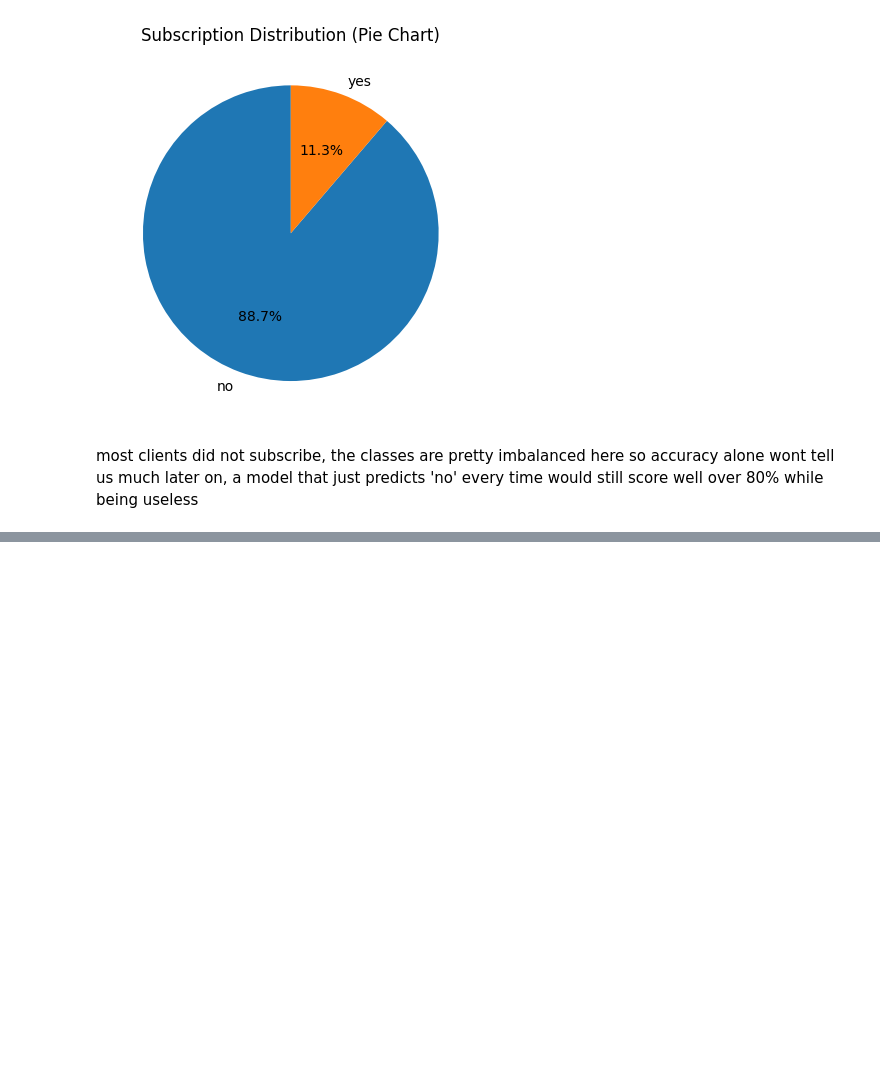
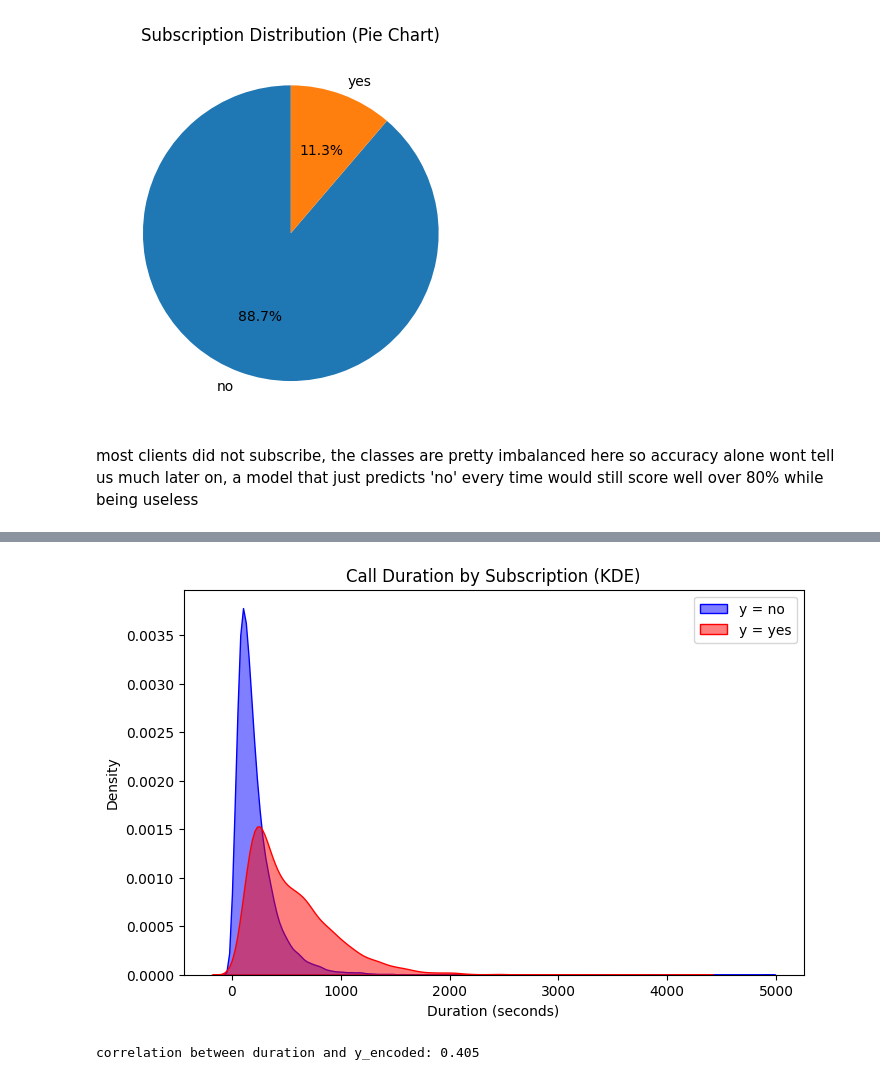
Before and after one commit to cuboidalstudios/ML_REF_DEF, a Jupyter notebook: Machine_Learning_REFDEF.ipynb, the cells around one changed output, grey strips where cells are left out. Cells and saved outputs as stored; diff of their text form; code cells hidden in the pictures; blank space fills up the shorter version.

```diff
--- a/Machine_Learning_REFDEF.ipynb
+++ b/Machine_Learning_REFDEF.ipynb
@@ -185,0 +224,15 @@ later on, a model that just predicts 'no' every time would still score well over
+# %%
+plt.figure(figsize=(8,5))
+sns.kdeplot(data=df[df['y']=='no']['duration'], fill=True, color='blue', alpha=0.5, label='y = no')
+sns.kdeplot(data=df[df['y']=='yes']['duration'], fill=True, color='red', alpha=0.5, label='y = yes')
+plt.title('Call Duration by Subscription (KDE)')
+plt.xlabel('Duration (seconds)')
+plt.ylabel('Density')
+plt.legend()
+plt.show()
+# %% [output]
+[figure, added]
+# %%
+print("correlation between duration and y_encoded:", df['duration'].corr(df['y_encoded']).round(3))
+# %% [output]
+correlation between duration and y_encoded: 0.405
```
Also changed, not shown: parts of 8 cells of this notebook.
